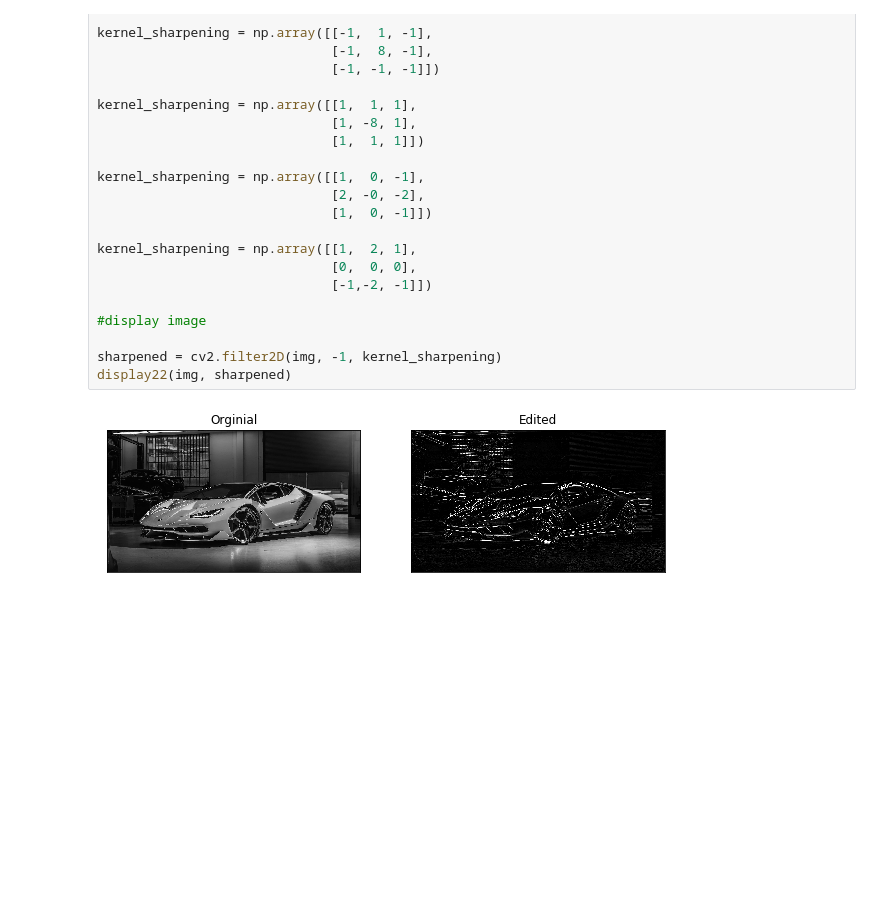
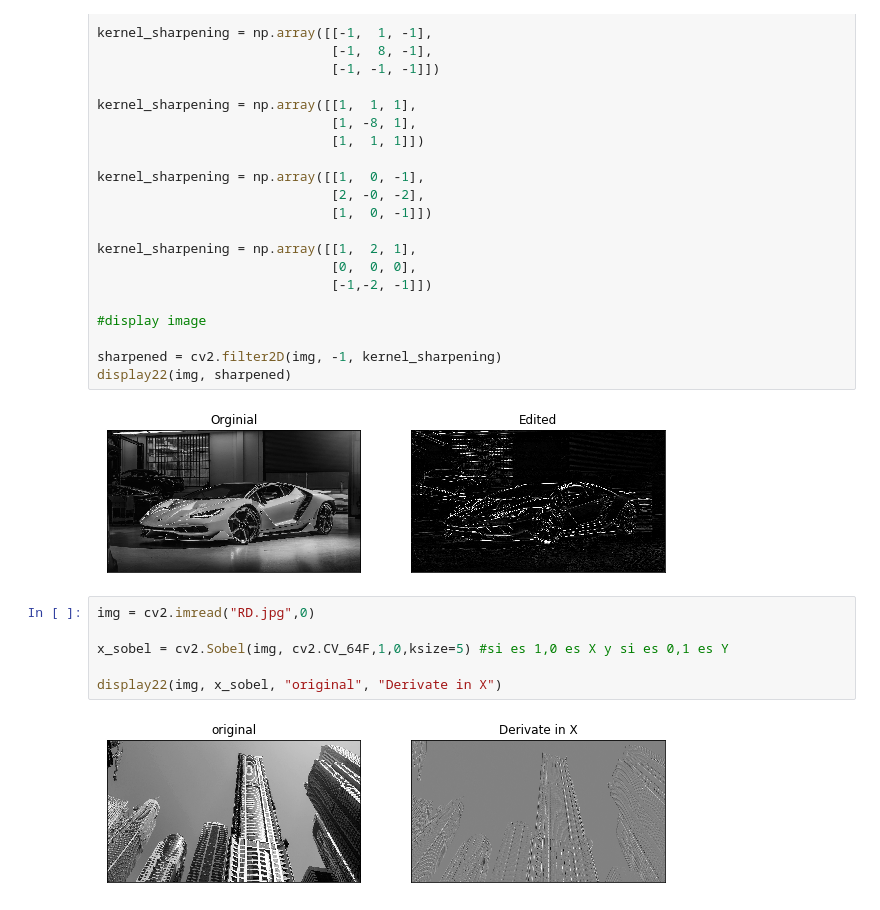
Before and after one commit to jej24/LAB_CLASS_f_espac, a Jupyter notebook: Lab1_class.ipynb, the cells around one changed output. Saved outputs shown, nothing was run; the diff lists cells and outputs as text; blank space fills up the shorter version.

```diff
--- a/Lab1_class.ipynb
+++ b/Lab1_class.ipynb
@@ -221,3 +221,11 @@ sharpened = cv2.filter2D(img, -1, kernel_sharpening)
 display22(img, sharpened)
 # %% [output]
 [figure]
+# %%
+img = cv2.imread("RD.jpg",0)
+
+x_sobel = cv2.Sobel(img, cv2.CV_64F,1,0,ksize=5) #si es 1,0 es X y si es 0,1 es Y
+
+display22(img, x_sobel, "original", "Derivate in X")
+# %% [output]
+[figure, added]
```
Also changed, not shown: parts of 3 cells of this notebook.
